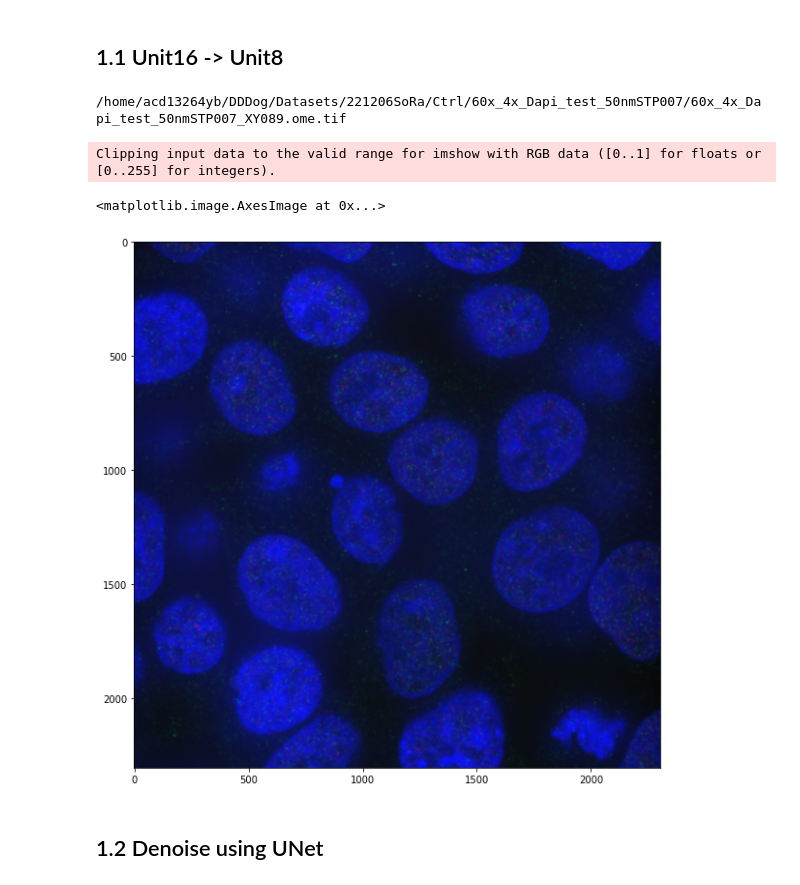
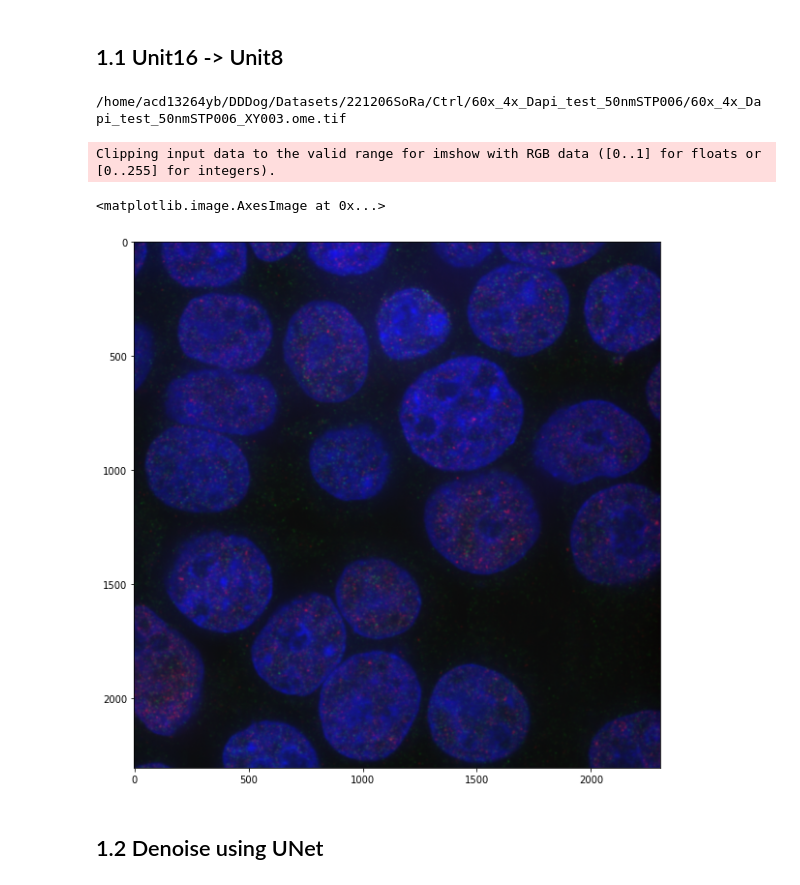
Before and after one commit to DDDog-WANG/Telescope-cell-image-recognition, a Jupyter notebook: Segmentation/tf_maskrcnn_cell.ipynb, the cells around one changed output. Saved outputs shown, nothing was run; the diff lists cells and outputs as text; code cells hidden in the pictures.

```diff
--- a/Segmentation/tf_maskrcnn_cell.ipynb
+++ b/Segmentation/tf_maskrcnn_cell.ipynb
@@ -62,37 +62,37 @@ def reject_outliers(data, m=2):
 path_home = "/home/acd13264yb/DDDog/Datasets/221206SoRa/"
 # path_home = "../../../Datasets/221206SoRa/"
 
-path_chip = ["Ctrl/60x_4x_Dapi_test_50nmSTP007/60x_4x_Dapi_test_50nmSTP007_XY",
+path_chip = ["Ctrl/60x_4x_Dapi_test_50nmSTP006/60x_4x_Dapi_test_50nmSTP006_XY",
              "VPA/VPA_555CTCF_488H3K27AC_DAPI_004/VPA_555CTCF_488H3K27AC_DAPI_004_XY"]
 Chip_status = ["H3K27ac", "CTCF", "Hoechst"]
 # %% [markdown]
 ## 1.1 Unit16 -> Unit8
 # %%
-path = path_home+path_chip[0]+"089.ome.tif"
+path = path_home+path_chip[0]+"003.ome.tif"
 print(path)
 
 img_origin = io.imread(path)
 # img_uint8 = img_origin - img_origin.min()
 # img_uint8 = img_uint8 / (img_uint8.max() - img_uint8.min())
 # img_uint8 *= 255
 # img_uint8 = img_uint8.astype(np.uint8)
 b = img_origin[:,:,2]
 img_hoechst = cv2.merge([b,b,b])
 # img_hoechst = gamma_img(2, img_hoechst)
 
 img_uint8 = io.imread(path)
 img_uint8[img_uint8>255]=255
 img_uint8 = img_uint8.astype(np.uint8)
 b_uint8 = img_uint8[:,:,2]
 img_hoechst_uint8 = cv2.merge([b_uint8,b_uint8,b_uint8])
 
 plt.figure(figsize=(10,10))
 plt.imshow(img_origin)
 # %% [output]
-/home/acd13264yb/DDDog/Datasets/221206SoRa/Ctrl/60x_4x_Dapi_test_50nmSTP007/60x_4x_Dapi_test_50nmSTP007_XY089.ome.tif
+/home/acd13264yb/DDDog/Datasets/221206SoRa/Ctrl/60x_4x_Dapi_test_50nmSTP006/60x_4x_Dapi_test_50nmSTP006_XY003.ome.tif
 Clipping input data to the valid range for imshow with RGB data ([0..1] for floats or [0..255] for integers).
 <matplotlib.image.AxesImage at 0x...>
-[figure, old version]
+[figure, new version]
 # %% [markdown]
 ## 1.2 Denoise using UNet
 # %%
```
Also changed, not shown: parts of 10 cells of this notebook, 4 other files.
